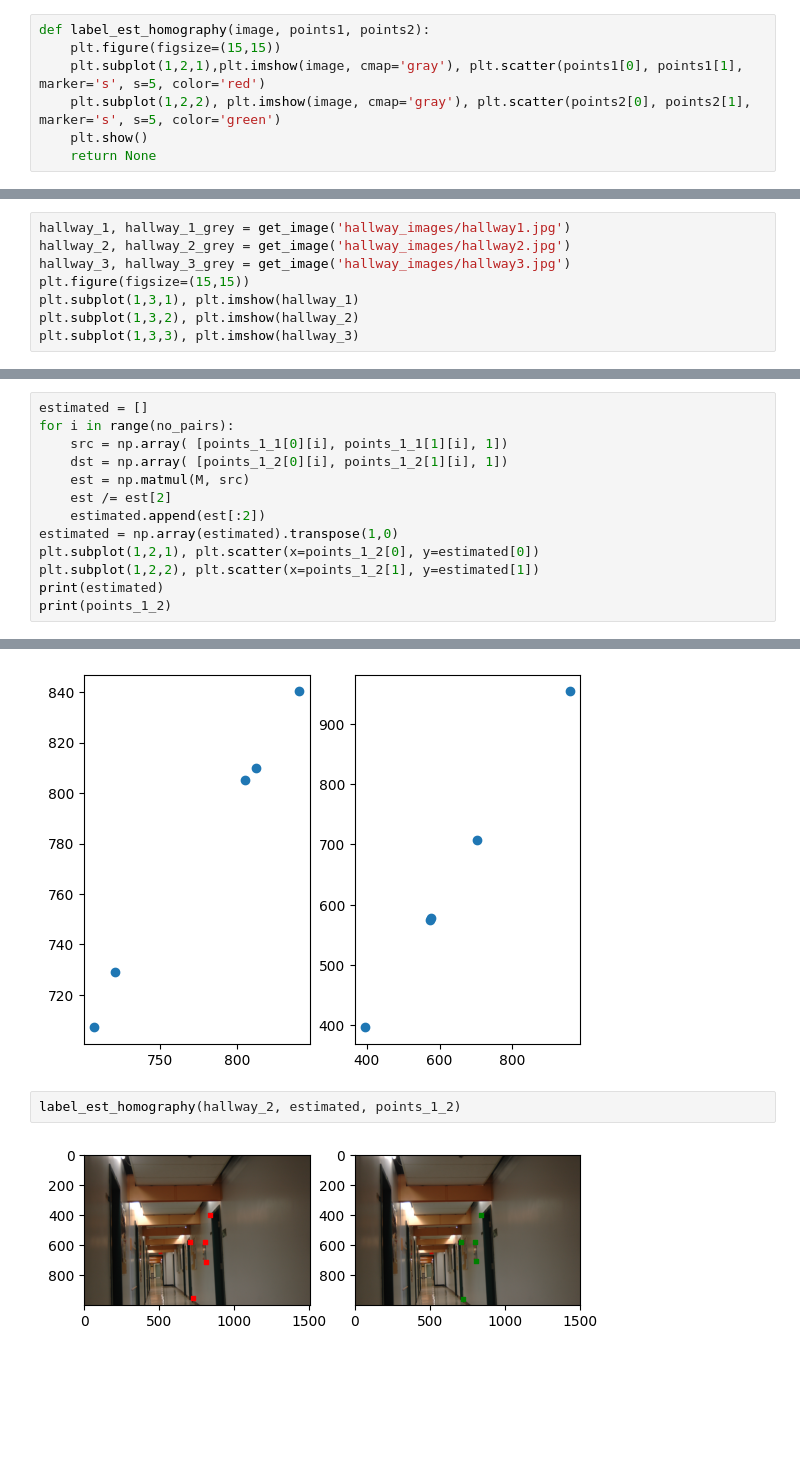
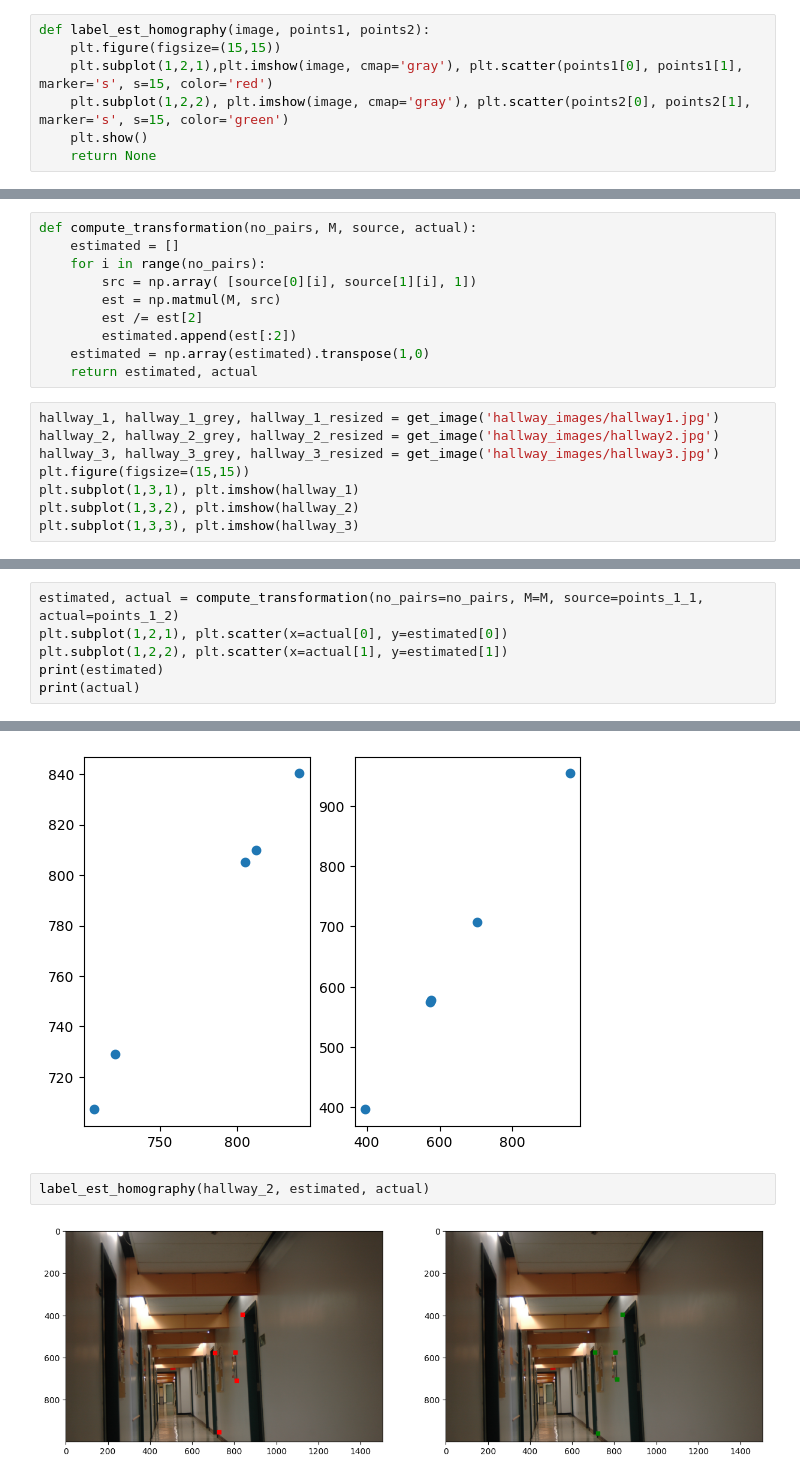
Before and after one commit to blairyeung/CSC420_Assignment_4, a Jupyter notebook: q4.ipynb, the cells around one changed output, grey strips where cells are left out. Saved outputs shown, nothing was run; the diff lists cells and outputs as text; blank space fills up the shorter version.

```diff
--- a/q4.ipynb
+++ b/q4.ipynb
@@ -25,8 +33,8 @@ def label_points(image, points):
 # %%
 def label_est_homography(image, points1, points2):
     plt.figure(figsize=(15,15))
-    plt.subplot(1,2,1),plt.imshow(image, cmap='gray'), plt.scatter(points1[0], points1[1], marker='s', s=5, color='red')
-    plt.subplot(1,2,2), plt.imshow(image, cmap='gray'), plt.scatter(points2[0], points2[1], marker='s', s=5, color='green')
+    plt.subplot(1,2,1),plt.imshow(image, cmap='gray'), plt.scatter(points1[0], points1[1], marker='s', s=15, color='red')
+    plt.subplot(1,2,2), plt.imshow(image, cmap='gray'), plt.scatter(points2[0], points2[1], marker='s', s=15, color='green')
     plt.show()
     return None
 # %%
@@ -57,10 +65,20 @@ def compute_homography(A):
     h = eig_vec[:, min_index]
     mat = h.reshape(3, 3)
     return mat
+# %%
+def compute_transformation(no_pairs, M, source, actual):
+    estimated = []
+    for i in range(no_pairs):
+        src = np.array( [source[0][i], source[1][i], 1])
+        est = np.matmul(M, src)
+        est /= est[2]
+        estimated.append(est[:2])
+    estimated = np.array(estimated).transpose(1,0)
+    return estimated, actual
 # %%
-hallway_1, hallway_1_grey = get_image('hallway_images/hallway1.jpg')
-hallway_2, hallway_2_grey = get_image('hallway_images/hallway2.jpg')
-hallway_3, hallway_3_grey = get_image('hallway_images/hallway3.jpg')
+hallway_1, hallway_1_grey, hallway_1_resized = get_image('hallway_images/hallway1.jpg')
+hallway_2, hallway_2_grey, hallway_2_resized = get_image('hallway_images/hallway2.jpg')
+hallway_3, hallway_3_grey, hallway_3_resized = get_image('hallway_images/hallway3.jpg')
 plt.figure(figsize=(15,15))
 plt.subplot(1,3,1), plt.imshow(hallway_1)
 plt.subplot(1,3,2), plt.imshow(hallway_2)
@@ -105,18 +123,11 @@ print(M)
  [-6.37662507e-04  8.85906454e-04  4.50064233e-01]
  [-1.74762076e-06  1.53435821e-06  1.32610106e-03]]
 # %%
-estimated = []
-for i in range(no_pairs):
-    src = np.array( [points_1_1[0][i], points_1_1[1][i], 1])
-    dst = np.array( [points_1_2[0][i], points_1_2[1][i], 1])
-    est = np.matmul(M, src)
-    est /= est[2]
-    estimated.append(est[:2])
-estimated = np.array(estimated).transpose(1,0)
-plt.subplot(1,2,1), plt.scatter(x=points_1_2[0], y=estimated[0])
-plt.subplot(1,2,2), plt.scatter(x=points_1_2[1], y=estimated[1])
+estimated, actual = compute_transformation(no_pairs=no_pairs, M=M, source=points_1_1, actual=points_1_2)
+plt.subplot(1,2,1), plt.scatter(x=actual[0], y=estimated[0])
+plt.subplot(1,2,2), plt.scatter(x=actual[1], y=estimated[1])
 print(estimated)
-print(points_1_2)
+print(actual)
 # %% [output]
 [[707.11897483 728.9267301  805.17825472 809.83987856 840.24717355]
  [577.69093437 953.41883033 574.36235733 707.60665374 396.4402757 ]]
@@ -124,6 +135,6 @@ print(points_1_2)
  [576 958 575 704 395]]
 [figure]
 # %%
-label_est_homography(hallway_2, estimated, points_1_2)
+label_est_homography(hallway_2, estimated, actual)
 # %% [output]
-[figure, old version]
+[figure, new version]
```
Also changed, not shown: parts of 4 cells of this notebook.
